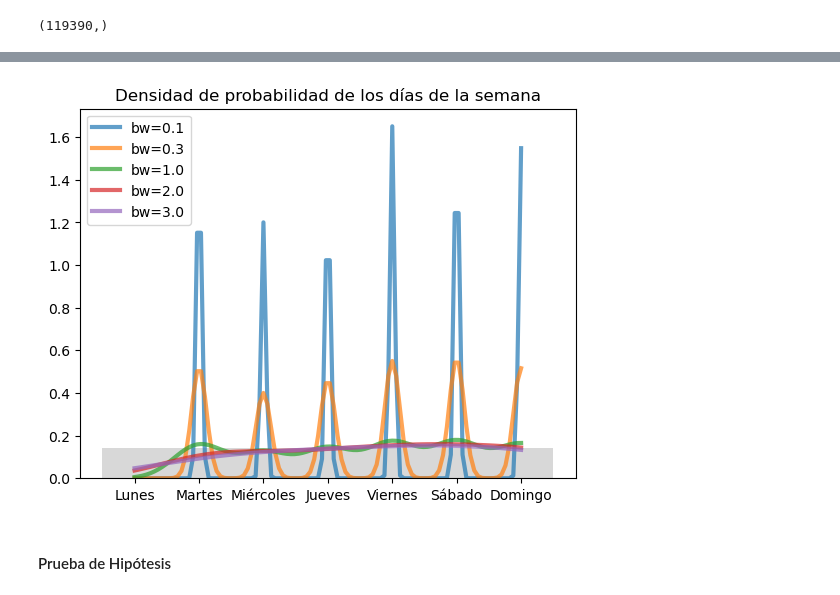
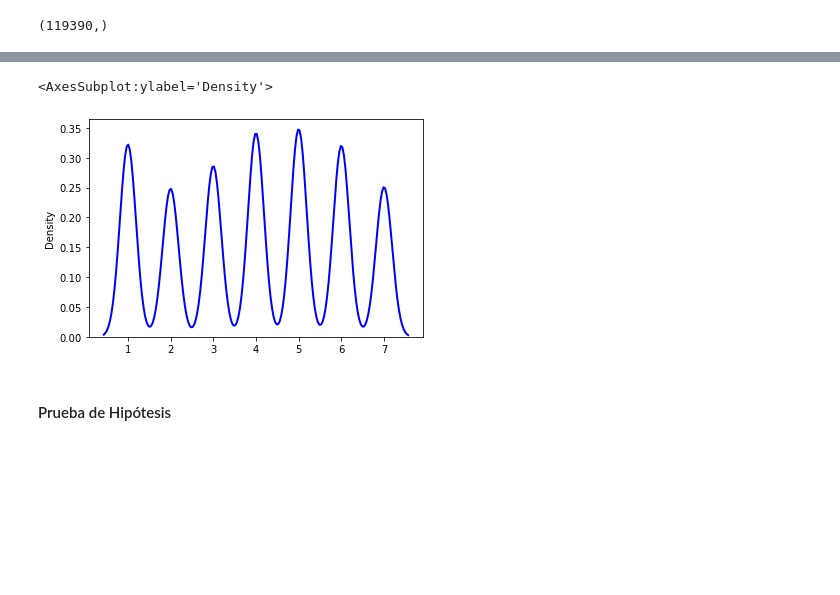
Before and after one commit to Karim1601/Simulacion_Proyecto_PenaH_ValadezM_DegolladoJ, a Jupyter notebook: ProyectoModulo1_PeñaN1_ValadezN2_DegolladoN3.ipynb, the cells around one changed output, grey strips where cells are left out. Saved outputs shown, nothing was run; the diff lists cells and outputs as text; code cells hidden in the pictures; blank space fills up the shorter version.

```diff
--- a/ProyectoModulo1_PeñaN1_ValadezN2_DegolladoN3.ipynb
+++ b/ProyectoModulo1_PeñaN1_ValadezN2_DegolladoN3.ipynb
@@ -284,45 +428,7 @@ sns.histplot(data=x, stat='density', kde=True, kde_kws={'bw_method': .2}, color=
-# %%
-
-# Lista de días de la semana
-dias_semana = ['Lunes', 'Martes', 'Miércoles', 'Jueves', 'Viernes', 'Sábado', 'Domingo']
-
-# Lista de anchos de banda
-bandwidths = [0.1, 0.3, 1.0, 2.0, 3.0]
-
-# Calcular la desviación estándar de los datos
-desv_est = np.std(dias_de_la_semana)
-
-# Crear una figura y un eje
-fig, ax = plt.subplots()
-
-# Iterar sobre la lista de anchos de banda y graficar la densidad de probabilidad correspondiente
-for bandwidth in bandwidths:
-    # Calcular el ancho de banda utilizando la regla de Silverman
-    n = len(dias_de_la_semana)
-    h = 1.06 * desv_est * n**(-1/5) * bandwidth #óptimo de ancho de banda
-
-    # Crear una función de densidad de probabilidad
-    kde = gaussian_kde(dias_de_la_semana, bw_method=h)
-
-    # Calcular la densidad de probabilidad para valores de x entre 0 y 6
-    x_grid = np.linspace(0, 6, 100)
-    y = kde(x_grid)
-
-    # Graficar la densidad de probabilidad
-    ax.plot(x_grid, y, label='bw={0}'.format(bandwidth), linewidth=3, alpha=0.7)
-
-# Graficar un histograma de los datos
-ax.hist(dias_num, bins=np.arange(8)-0.5, fc='gray', histtype='stepfilled', alpha=0.3, density=True)
-
-# Configurar el eje x
-ax.set_xticks(np.arange(7))
-ax.set_xticklabels(dias_semana)
-
-# Agregar leyenda y título
-ax.legend(loc='upper left')
-ax.set_title('Densidad de probabilidad de los días de la semana')
-plt.show()
-# %% [output]
-[figure, removed]
+# %%
+sns.kdeplot(dias_de_la_semana, color = "blue", linewidth=2)
+# %% [output]
+<AxesSubplot:ylabel='Density'>
+[figure, added]
 # %% [markdown]
 #### Prueba de Hipótesis
```
Also changed, not shown: parts of 71 cells of this notebook.
